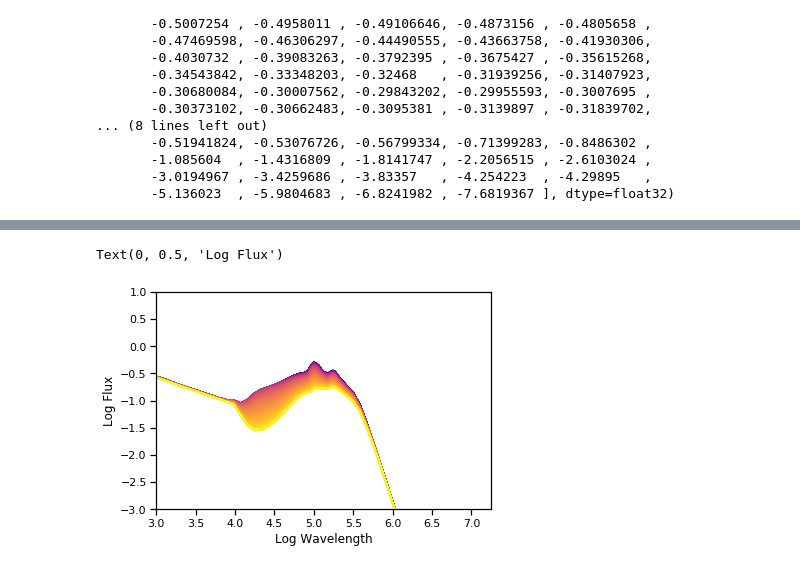
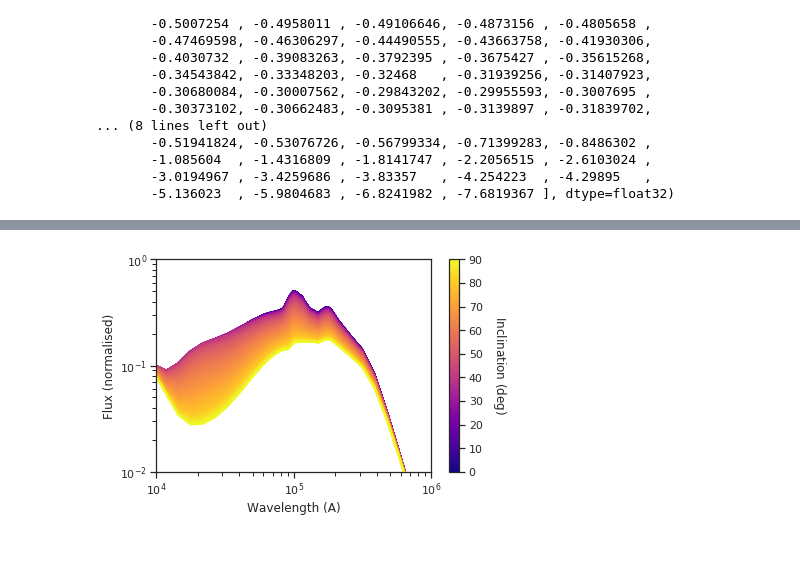
Before and after one commit to mwalmsley/agnfinder, a Jupyter notebook: notebooks/creating_forward_model/dusty_torus_model.ipynb, the cells around one changed output, grey strips where cells are left out. Saved outputs shown, nothing was run; the diff lists cells and outputs as text; code cells hidden in the pictures.

```diff
--- a/notebooks/creating_forward_model/dusty_torus_model.ipynb
+++ b/notebooks/creating_forward_model/dusty_torus_model.ipynb
@@ -23,7 +27,7 @@ sns.set_context('notebook')
 # https://arxiv.org/abs/0806.0511
 # https://iopscience.iop.org/article/10.1086/590483/pdf
 # %%
-data_loc = '/media/mike/beta/agnfinder/clumpy_models_201410_tvavg.hdf5'
+data_loc = '/media/walml/beta/agnfinder/clumpy_models_201410_tvavg.hdf5'
 # %%
 with h5py.File(data_loc, 'r') as f:
     print(f.keys())
@@ -172,15 +176,28 @@ AttributeError: 'int' object has no attribute 'shape'
 # %%
+sns.set_context('notebook')
+# sns.set(font_scale=1.3)
+sns.set_style('ticks')
+
 inclinations_y = np.linspace(0, 90, 300)  # 0 through 90 are the possible inclination values
 for y in inclinations_y:
     z = func(x=x, y=y)
-    plt.plot(x, z, color=cm.plasma(y / inclinations_y.max()))
-plt.xlim([3, None])
-plt.ylim([-3, 1])
-plt.xlabel('Log Wavelength')
-plt.ylabel('Log Flux')
+    plt.loglog(10 ** x, 10 ** z, color=cm.plasma(y / inclinations_y.max()))
+plt.xlim([10**4, 10**6])
+plt.ylim([10**-2, 1])
+plt.xlabel('Wavelength (A)')
+plt.ylabel('Flux (normalised)')
+
+cbar = plt.colorbar(cm.ScalarMappable(cmap=cm.plasma, norm = mpl.colors.Normalize(vmin=0.,vmax=inclinations_y.max())))
+
+cbar_label = r'Inclination ($\deg$)'
+cbar.ax.get_yaxis().labelpad = 25
+cbar.ax.set_ylabel(cbar_label, rotation=270)
+# cbar.ax.text(0., 0., cbar_label, ha='center', va='center')
+plt.tight_layout()
+plt.savefig('torus_inclination.png')
+plt.savefig('torus_inclination.pdf')
 # %% [output]
-Text(0, 0.5, 'Log Flux')
-[figure, old version]
+[figure, new version]
 # %%
 
 # # enforce no flux below 100 angstroms
```
Also changed, not shown: parts of 13 cells of this notebook, 5 other files.
